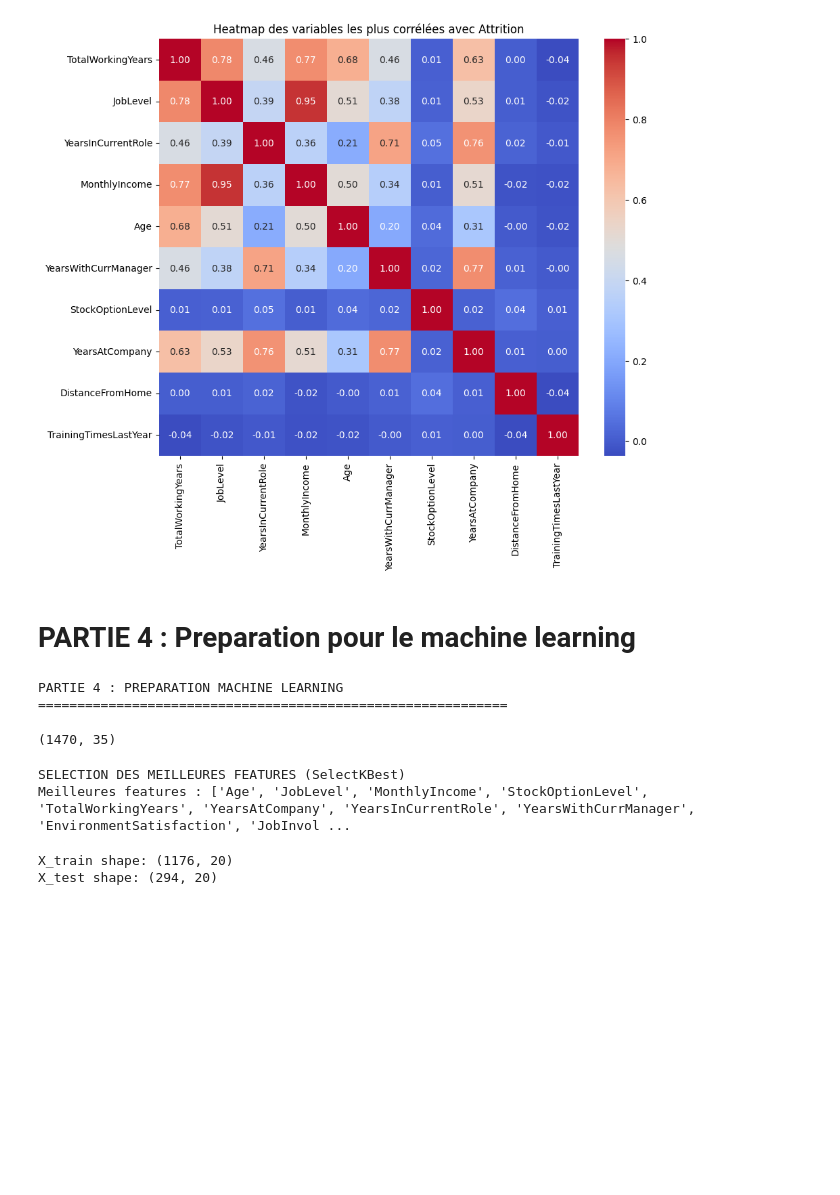
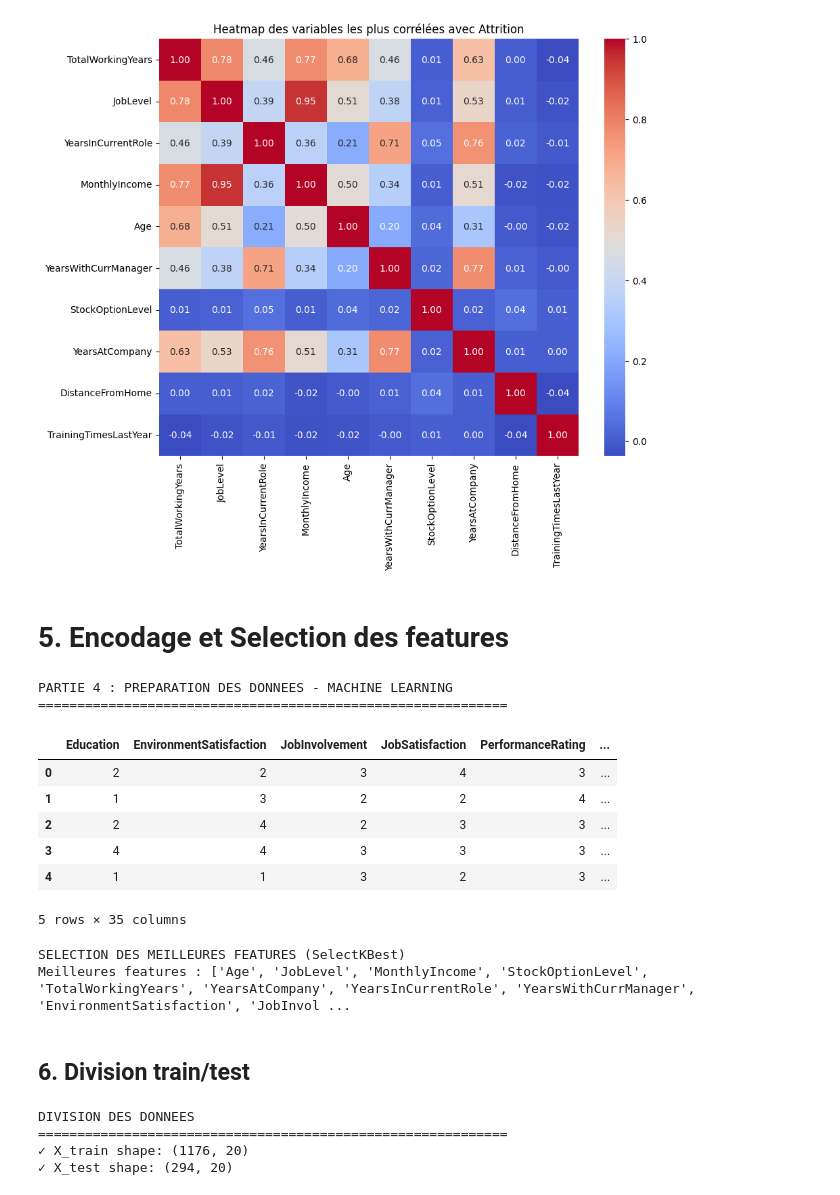
Before and after one commit to manalfarouq/RetentionAI-Backend, a Jupyter notebook: app/services/ml_service.ipynb, the cells around one changed output. Cells and saved outputs as stored; diff of their text form; code cells hidden in the pictures; blank space fills up the shorter version.

Commit message:
cleaned code

```diff
--- a/app/services/ml_service.ipynb
+++ b/app/services/ml_service.ipynb
@@ -128,14 +86,10 @@ Nombre de lignes dupliquées: 0
 print("PARTIE 2 : NETTOYAGE DES DONNEES")
 print("="*60)
 
-df_copy = df.copy()
-
-# Supprimer les colonnes inutiles
-df_copy.drop(
-    ['EmployeeNumber', 'EmployeeCount', 'Over18', 'StandardHours'],
-    axis=1,
-    inplace=True
-)
+# Supprimer colonnes inutiles
+df_clean = df.drop(['EmployeeNumber', 'EmployeeCount', 'Over18', 'StandardHours'], axis=1)
+print(f"✓ Colonnes supprimées : 4")
+print(f"✓ Nouvelles dimensions : {df_clean.shape}")
 # %% [output]
 PARTIE 2 : NETTOYAGE DES DONNEES
 ============================================================
@@ -264,21 +189,25 @@ plt.show()
 # %% [output]
 [figure]
 # %% [markdown]
-# PARTIE 4 : Preparation pour le machine learning
+# 5. Encodage et Selection des features
 # %%
 from pipeline import encode_categorical
 
-print("PARTIE 4 : PREPARATION MACHINE LEARNING")
+print("PARTIE 4 : PREPARATION DES DONNEES - MACHINE LEARNING")
 print("="*60)
 
 # Encoder toutes les colonnes catégorielles
-df_encoded = encode_categorical(df[categ_cols])
-df_encoded.shape
-
-# df_encoded.head()
+df_encoded = encode_categorical(df_clean[categ_cols])
+df_encoded.head()
 # %% [output]
-PARTIE 4 : PREPARATION MACHINE LEARNING
+PARTIE 4 : PREPARATION DES DONNEES - MACHINE LEARNING
 ============================================================
+|  | Education | EnvironmentSatisfaction | JobInvolvement | JobSatisfaction | PerformanceRating | ... |
+| 0 | 2 | 2 | 3 | 4 | 3 | ... |
+| 1 | 1 | 3 | 2 | 2 | 4 | ... |
+| 2 | 2 | 4 | 2 | 3 | 3 | ... |
+| 3 | 4 | 4 | 3 | 3 | 3 | ... |
+| 4 | 1 | 1 | 3 | 2 | 3 | ... |
-(1470, 35)
+5 rows × 35 columns
 # %%
 # Préparation des variables explicatives et de la variable cible
@@ -294,12 +224,17 @@ print("Meilleures features :", best_features)
 # %% [output]
 SELECTION DES MEILLEURES FEATURES (SelectKBest)
 Meilleures features : ['Age', 'JobLevel', 'MonthlyIncome', 'StockOptionLevel', 'TotalWorkingYears', 'YearsAtCompany', 'YearsInCurrentRole', 'YearsWithCurrManager', 'EnvironmentSatisfaction', 'JobInvol ...
+# %% [markdown]
+## 6. Division train/test
 # %%
 from sklearn.model_selection import train_test_split
 
+print("DIVISION DES DONNEES")
+print("="*60)
+
 # Sélectionner uniquement les meilleures features
-X = X_encoded[best_features]
-y = df_copy['Attrition'].map({'Yes': 1, 'No': 0})
+X = X_complete[best_features]
+y = df_clean['Attrition'].map({'Yes': 1, 'No': 0})
 
 # Separation train/test
 X_train, X_test, y_train, y_test = train_test_split(
@@ -307,9 +242,11 @@ X_train, X_test, y_train, y_test = train_test_split(
 )
 
 # Vérification
-print("X_train shape:", X_train.shape)
-print("X_test shape:", X_test.shape)
+print("✓ X_train shape:", X_train.shape)
+print("✓ X_test shape:", X_test.shape)
 # %% [output]
-X_train shape: (1176, 20)
-X_test shape: (294, 20)
+DIVISION DES DONNEES
+============================================================
+✓ X_train shape: (1176, 20)
+✓ X_test shape: (294, 20)
 # %% [markdown]
```
Also changed, not shown: parts of 41 cells of this notebook, 1 other file.
